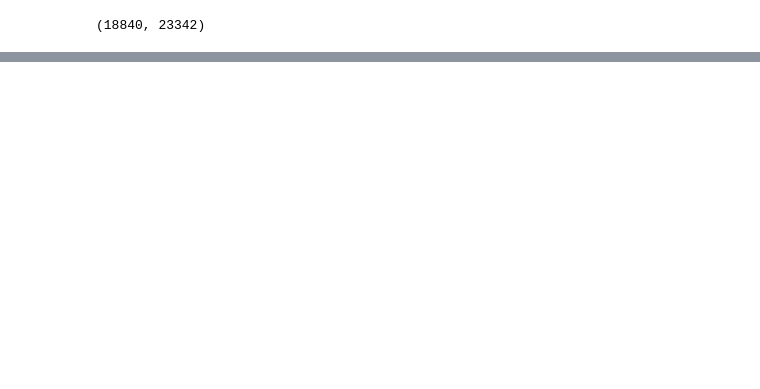
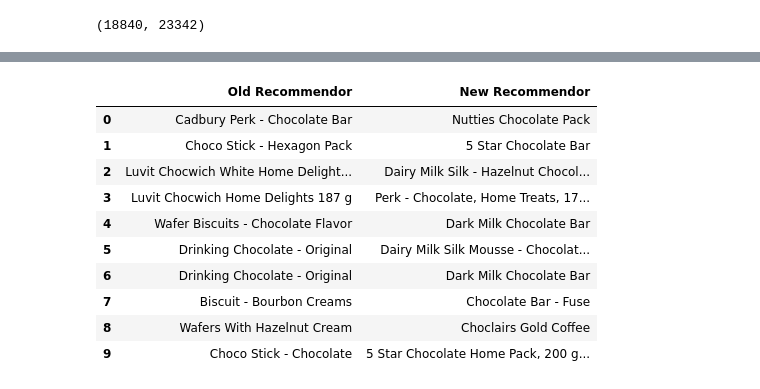
Before and after one commit to anurag750/ProductRecommandation, a Jupyter notebook: Product Recommander.ipynb, the cells around one changed output, grey strips where cells are left out. Drawn from its saved outputs; the diff is of its cells as text; code cells hidden in the pictures; blank space fills up the shorter version.

```diff
--- a/Product Recommander.ipynb
+++ b/Product Recommander.ipynb
@@ -276,0 +395,3 @@ tfidf_matrix.shape
+# %%
+cosine_sim2 = cosine_similarity(count_matrix, count_matrix)
+cosine_sim2
@@ -276,0 +412,28 @@ tfidf_matrix.shape
+# %%
+df2 = df2.reset_index()
+indices = pd.Series(df2.index, index=df2['product'])
+# %%
+def get_recommendations_2(title, cosine_sim=cosine_sim):
+    idx = indices[title]
+    sim_scores = list(enumerate(cosine_sim[idx]))
+    sim_scores = sorted(sim_scores, key=lambda x: x[1], reverse=True)
+    sim_scores = sim_scores[1:11]
+    movie_indices = [i[0] for i in sim_scores]
+    return df2['product'].iloc[movie_indices]
+# %%
+old_rec = get_recommendations_1('Cadbury Perk - Chocolate Bar').values
+new_rec = get_recommendations_2('Cadbury Perk - Chocolate Bar', cosine_sim2).values
+
+pd.DataFrame({'Old Recommendor': old_rec,'New Recommendor':new_rec})
+# %% [output]
+|  | Old Recommendor | New Recommendor |
+| 0 | Cadbury Perk - Chocolate Bar | Nutties Chocolate Pack |
+| 1 | Choco Stick - Hexagon Pack | 5 Star Chocolate Bar |
+| 2 | Luvit Chocwich White Home Delight... | Dairy Milk Silk - Hazelnut Chocol... |
+| 3 | Luvit Chocwich Home Delights 187 g | Perk - Chocolate, Home Treats, 17... |
+| 4 | Wafer Biscuits - Chocolate Flavor | Dark Milk Chocolate Bar |
+| 5 | Drinking Chocolate - Original | Dairy Milk Silk Mousse - Chocolat... |
+| 6 | Drinking Chocolate - Original | Dark Milk Chocolate Bar |
+| 7 | Biscuit - Bourbon Creams | Chocolate Bar - Fuse |
+| 8 | Wafers With Hazelnut Cream | Choclairs Gold Coffee |
+| 9 | Choco Stick - Chocolate | 5 Star Chocolate Home Pack, 200 g... |
```
Also changed, not shown: parts of 20 cells of this notebook.
